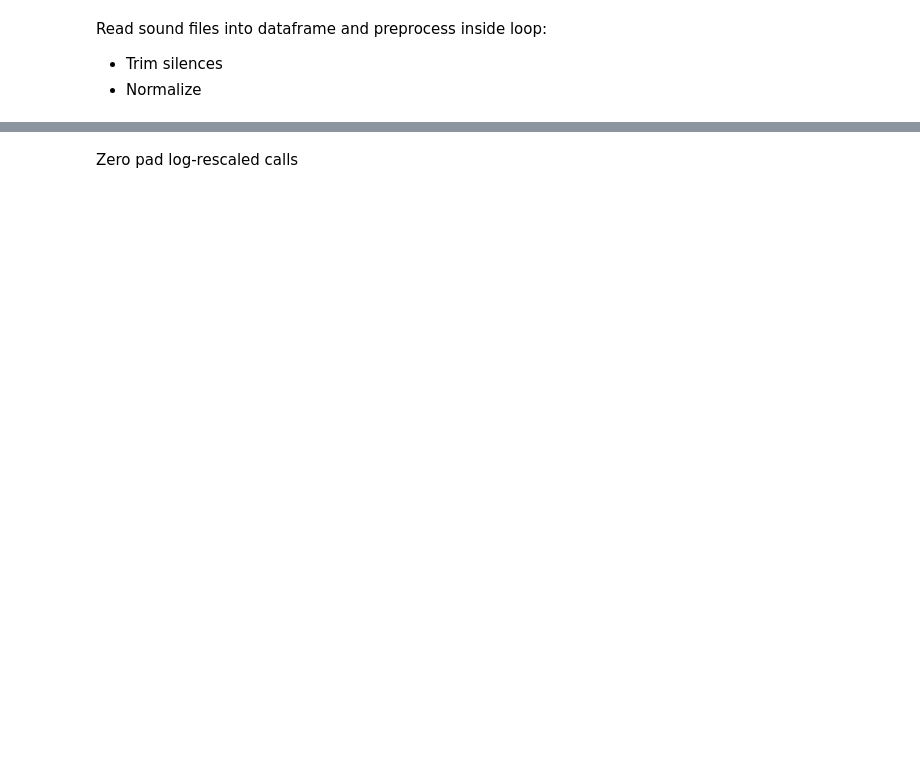
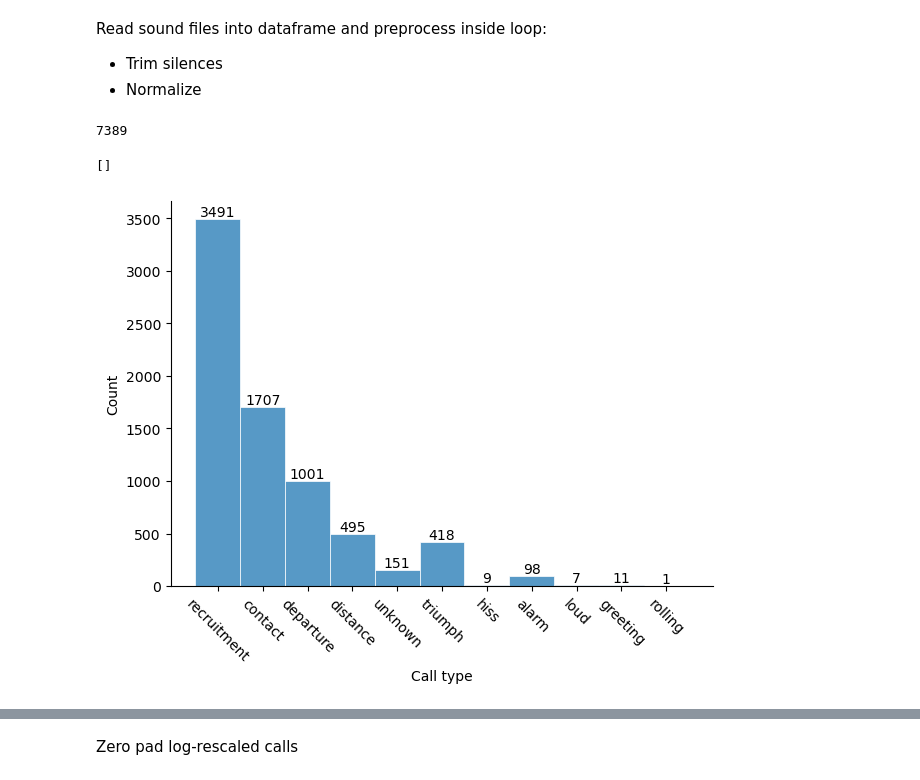
Before and after one commit to lgies23/GooseVocalizations---Thesis-code, a Jupyter notebook: gooseCallClustering.ipynb, the cells around one changed output, grey strips where cells are left out. Cells and saved outputs as stored; diff of their text form; code cells hidden in the pictures; blank space fills up the shorter version.

```diff
--- a/gooseCallClustering.ipynb
+++ b/gooseCallClustering.ipynb
@@ -60,3 +69,40 @@ fig.colorbar(img, ax=ax, format="%+2.f dB")
 Read sound files into dataframe and preprocess inside loop:
 - Trim silences
 - Normalize
+# %%
+calls_df = pd.DataFrame(columns=["track_ID", "clip_ID", "goose_ID", "call_type", "waveform", "sr"])
+for clip_path in tqdm(clip_paths):
+    signal, sr = librosa.load(clip_path, sr=None)
+    trimmed_signal = librosa.effects.trim(signal, top_db=top_db_silence, frame_length=n_fft, hop_length=(n_fft//hop_overlap))[0]
+    filename = clip_path.split("/")[-1].split(".")[0]
+    calls_df.loc[len(calls_df)] = [filename.split("_")[0], filename.split("_")[1], filename.split("_")[2], filename.split("_")[3], trimmed_signal, sr]
+# %%
+len(calls_df)
+# %% [output]
+7389
+# %%
+f, ax = plt.subplots(figsize=(7, 5))
+sns.despine(f)
+
+hist = sns.histplot(
+    calls_df,
+    x="call_type",
+    multiple="stack",
+    palette="viridis",
+    edgecolor="1",
+    linewidth=.5,
+)
+
+plt.xticks(rotation=-45)
+ax.set_xlabel("Call type")
+
+# Add counts
+for p in hist.patches:
+    height = p.get_height()
+    x = p.get_x() + p.get_width() / 2
+    ax.annotate(f'{int(height)}', (x, height), ha='center', va='bottom')
+
+plt.plot()
+# %% [output]
+[]
+[figure, added]
```
Also changed, not shown: parts of 20 cells of this notebook, 1 other file.
